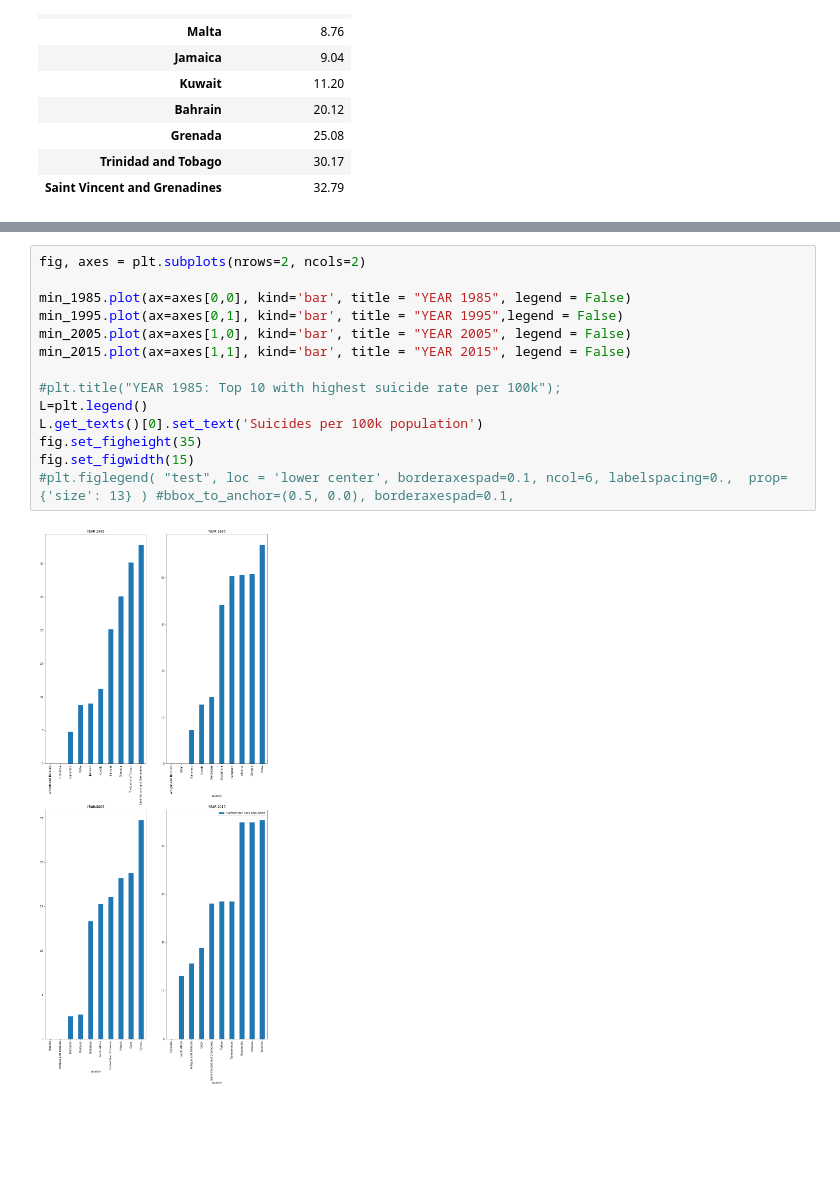
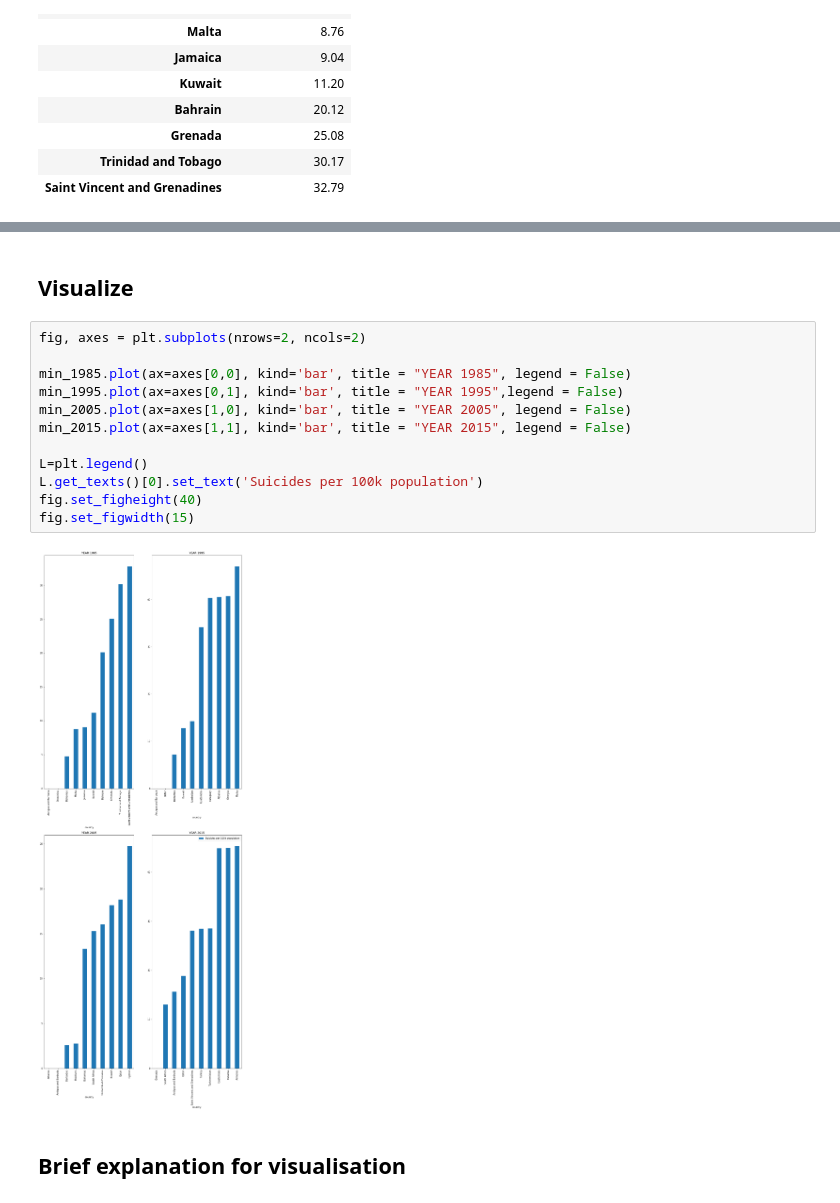
Before and after one commit to Tobinho91/suicides_rates_1985_2015, a Jupyter notebook: suicide_rates_overview_project_01.ipynb, the cells around one changed output, grey strips where cells are left out. Drawn from its saved outputs; the diff is of its cells as text; blank space fills up the shorter version.

```diff
--- a/suicide_rates_overview_project_01.ipynb
+++ b/suicide_rates_overview_project_01.ipynb
@@ -765,16 +962,18 @@ min_2015
+# %% [markdown]
+## Visualize
 # %%
 fig, axes = plt.subplots(nrows=2, ncols=2)
 
 min_1985.plot(ax=axes[0,0], kind='bar', title = "YEAR 1985", legend = False)
 min_1995.plot(ax=axes[0,1], kind='bar', title = "YEAR 1995",legend = False)
 min_2005.plot(ax=axes[1,0], kind='bar', title = "YEAR 2005", legend = False)
 min_2015.plot(ax=axes[1,1], kind='bar', title = "YEAR 2015", legend = False)
 
-#plt.title("YEAR 1985: Top 10 with highest suicide rate per 100k");
 L=plt.legend()
 L.get_texts()[0].set_text('Suicides per 100k population')
-fig.set_figheight(35)
+fig.set_figheight(40)
 fig.set_figwidth(15)
-#plt.figlegend( "test", loc = 'lower center', borderaxespad=0.1, ncol=6, labelspacing=0.,  prop={'size': 13} ) #bbox_to_anchor=(0.5, 0.0), borderaxespad=0.1,
 # %% [output]
-[figure, old version]
+[figure, new version]
+# %% [markdown]
+##   Brief explanation for visualisation
```
Also changed, not shown: parts of 122 cells of this notebook, 1 other file.
